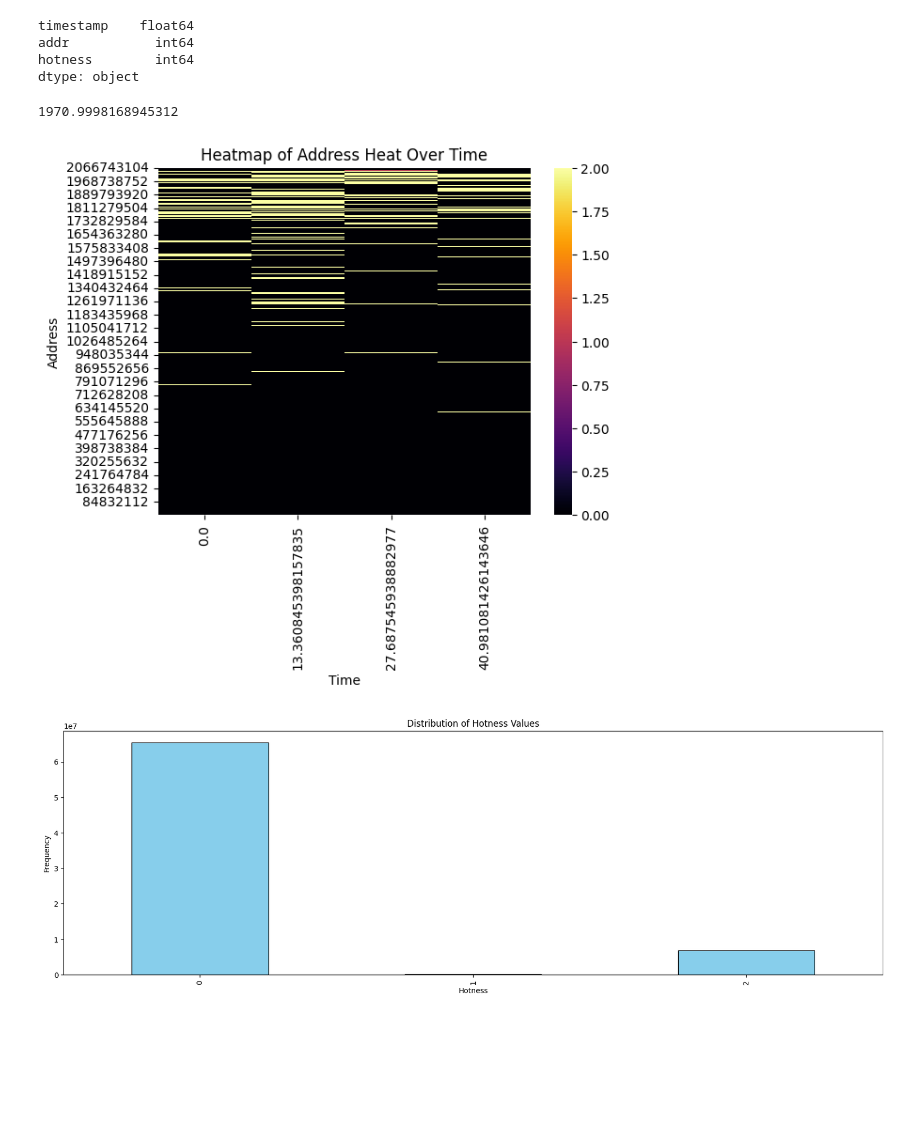
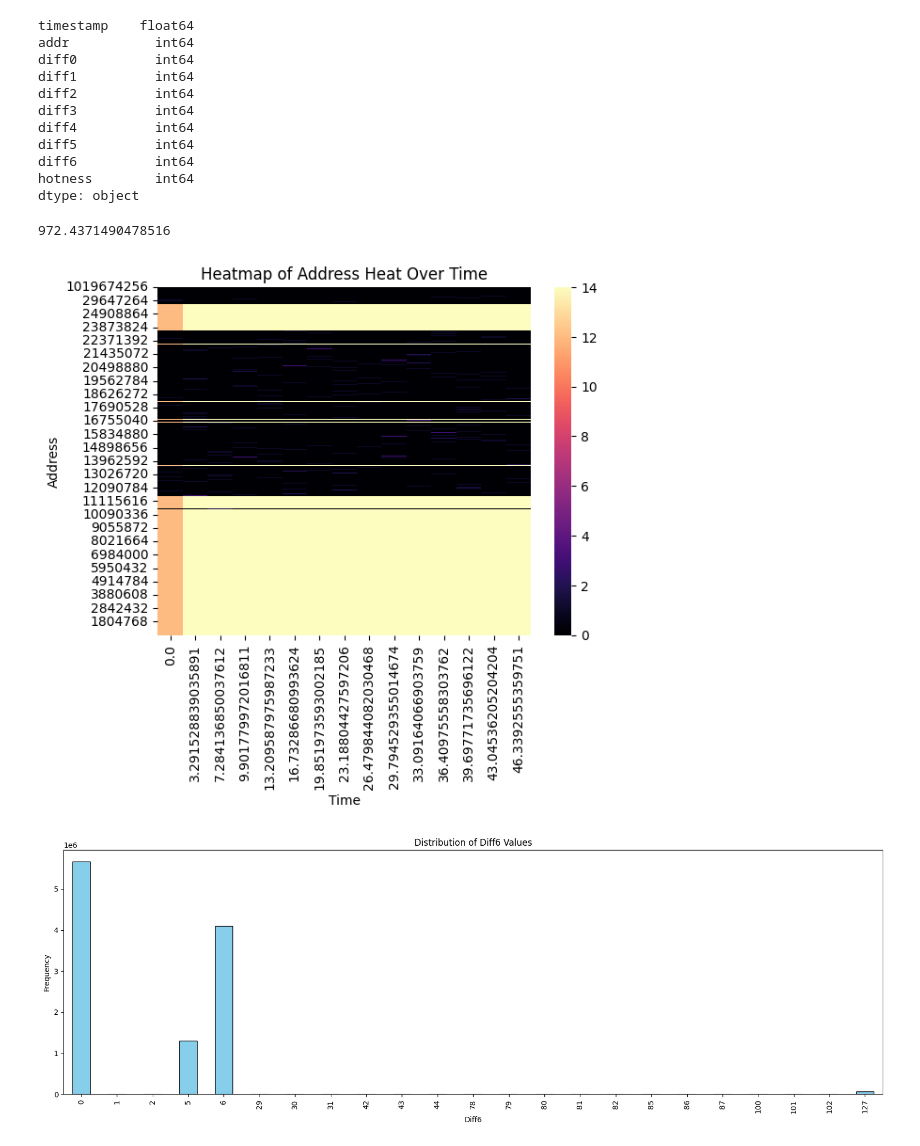
Before and after one commit to emt-python/py_track, a Jupyter notebook: gen_heatmap.ipynb, the cells around one changed output. Saved outputs shown, nothing was run; the diff lists cells and outputs as text; code cells hidden in the pictures; blank space fills up the shorter version.

```diff
--- a/gen_heatmap.ipynb
+++ b/gen_heatmap.ipynb
@@ -7,12 +7,21 @@ import matplotlib.pyplot as plt
 org_heats_dir = ""
 interested_file = "obj_dump.txt"
 org_heats_file = os.path.join(org_heats_dir, interested_file)
-columns = ["timestamp", "addr", "hotness"]
+# columns = ["timestamp", "addr", "hotness"]
+columns = ["timestamp", "addr", "diff0", "diff1",
+           "diff2", "diff3", "diff4", "diff5", "diff6", "hotness"]
 org_df = pd.read_csv(org_heats_file, sep="\t", header=None, names=columns)
 print(org_df.dtypes)
 # %% [output]
 timestamp    float64
 addr           int64
+diff0          int64
+diff1          int64
+diff2          int64
+diff3          int64
+diff4          int64
+diff5          int64
+diff6          int64
 hotness        int64
 dtype: object
 # %%
@@ -41,7 +50,7 @@ org_df_sorted['addr'] = org_df_sorted['addr'] - y_min_all
 y_rela_all = (org_df_sorted['addr'].max() - org_df_sorted['addr'].min()) / (1024 * 1024) # convert bytes to mb
 print(y_rela_all)
 # %% [output]
-1970.9998168945312
+972.4371490478516
 # %%
 # def plot_scatter_map(output_file, data_file, x_relative, y_relative, x_min, y_min):
 #     x_range = [0, x_relative]
@@ -87,18 +96,19 @@ print(y_rela_all)
 # %%
 import seaborn as sns
 heatmap_data = org_df_sorted.pivot(
     index='addr', columns='timestamp', values='hotness')
 heatmap_data = heatmap_data.iloc[::-1]
 # Plot the heatmap
-sns.heatmap(heatmap_data, cmap="inferno")
+cmap = sns.color_palette("magma", as_cmap=True)
+sns.heatmap(heatmap_data, cmap=cmap)
 
 # Display the heatmap
 plt.xlabel('Time')
 plt.ylabel('Address')
 plt.title('Heatmap of Address Heat Over Time')
 plt.show()
 # %% [output]
-[figure, old version]
+[figure, new version]
 # %%
 import pandas as pd
 import matplotlib.pyplot as plt
@@ -113,7 +123,7 @@ import matplotlib.pyplot as plt
 
 # Select the column to plot the distribution (e.g., 'heat')
 test_df = org_df_sorted
-column_to_plot = 'hotness'
+column_to_plot = 'diff6'
 
 # Filter out the highest value
 # max_value = test_df[column_to_plot].max()
@@ -139,4 +149,4 @@ plt.xticks(ticks=range(
 # Show the plot
 plt.show()
 # %% [output]
-[figure, old version]
+[figure, new version]
```
Also changed, not shown: 10 other files.
